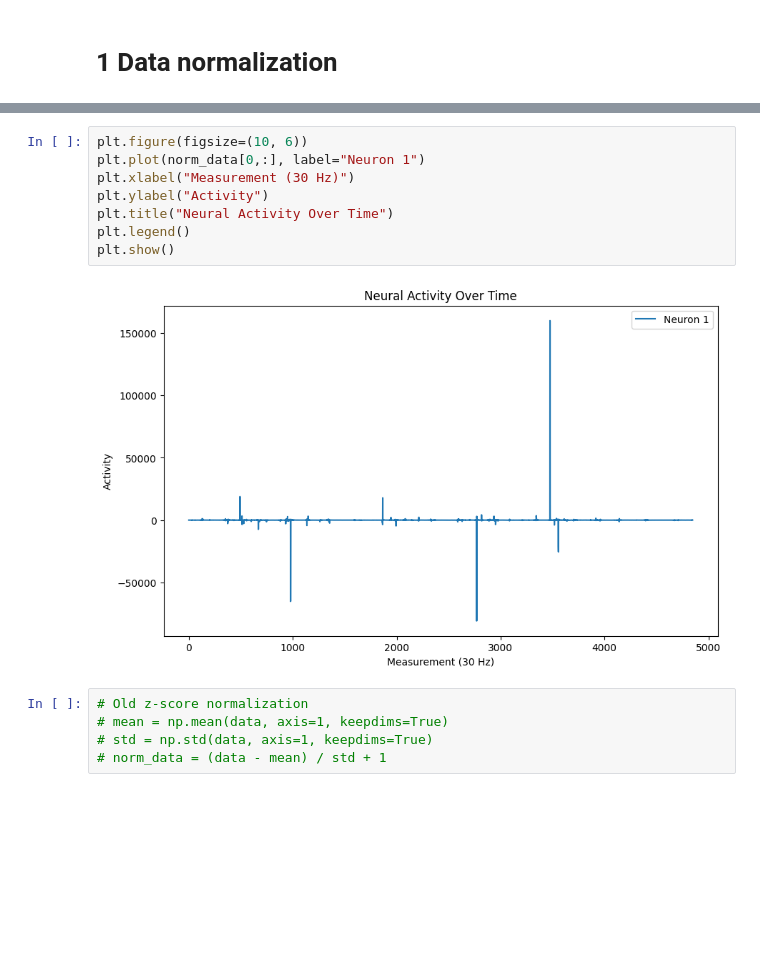
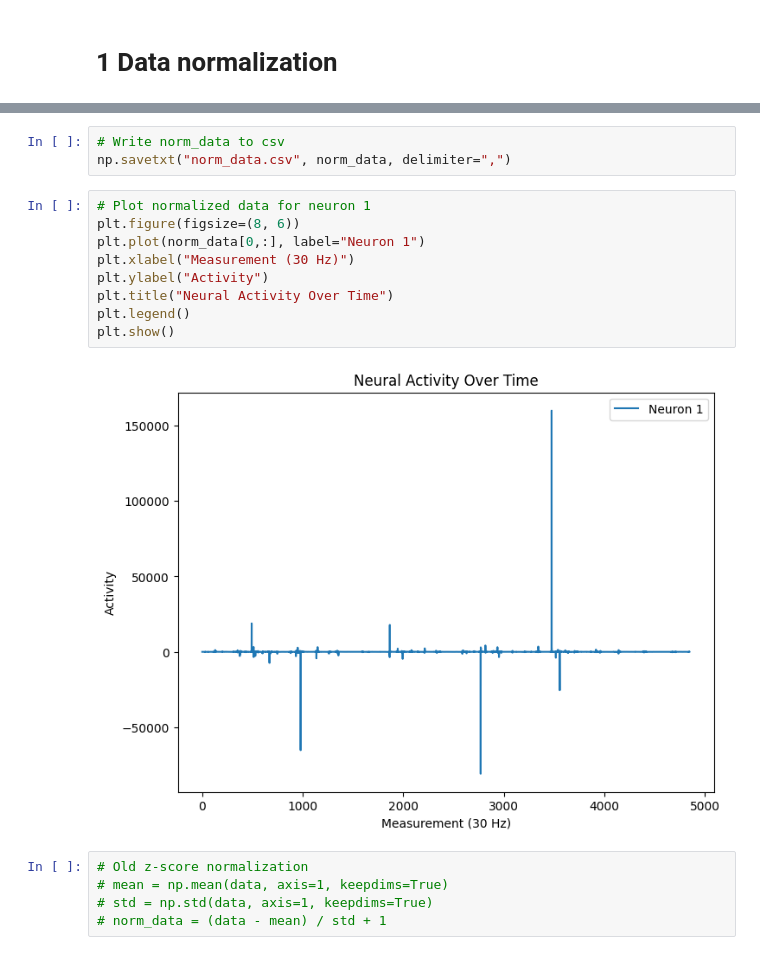
Before and after one commit to c-carolinel/jc, a Jupyter notebook: 1_preprocessing.ipynb, the cells around one changed output, grey strips where cells are left out. Saved outputs shown, nothing was run; the diff lists cells and outputs as text; blank space fills up the shorter version.

```diff
--- a/1_preprocessing.ipynb
+++ b/1_preprocessing.ipynb
@@ -67,13 +86,17 @@ for i in range(n_neurons):
+# %%
+# Write norm_data to csv
+np.savetxt("norm_data.csv", norm_data, delimiter=",")
 # %%
-plt.figure(figsize=(10, 6))
+# Plot normalized data for neuron 1
+plt.figure(figsize=(8, 6))
 plt.plot(norm_data[0,:], label="Neuron 1")
 plt.xlabel("Measurement (30 Hz)")
 plt.ylabel("Activity")
 plt.title("Neural Activity Over Time")
 plt.legend()
 plt.show()
 # %% [output]
-[figure, old version]
+[figure, new version]
 # %%
 # Old z-score normalization
 # mean = np.mean(data, axis=1, keepdims=True)
```
Also changed, not shown: parts of 14 cells of this notebook, 1 other file.
